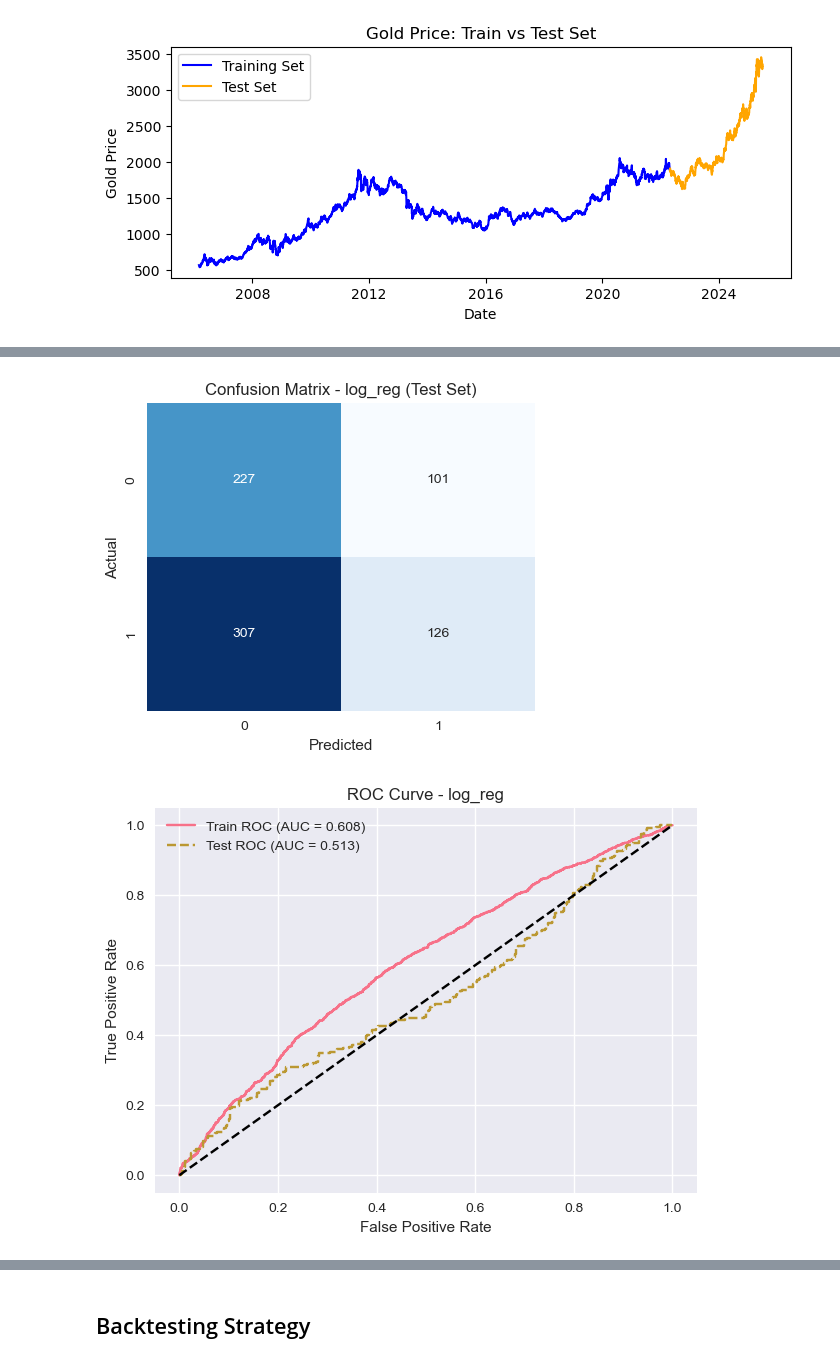
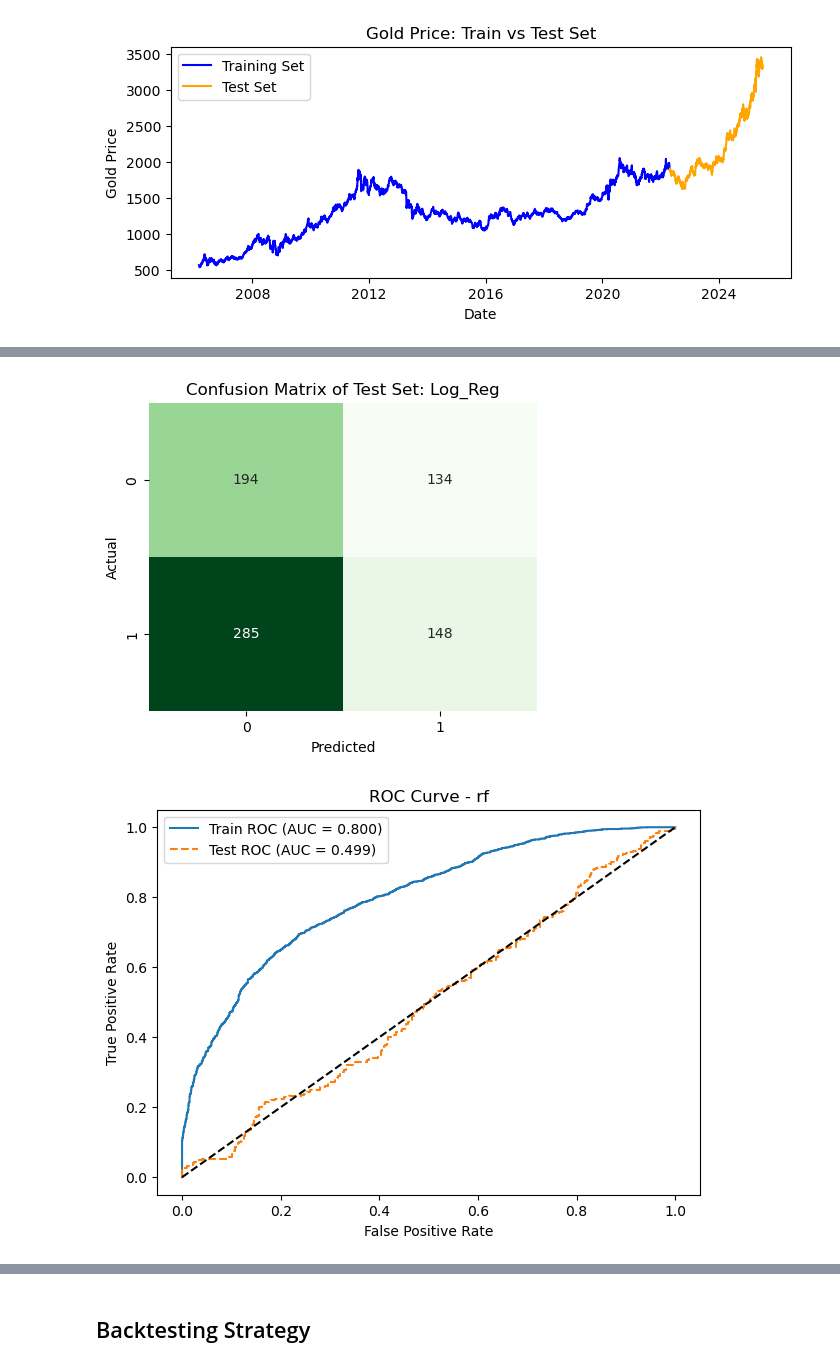
Before and after one commit to MartynChong/applied_project, a Jupyter notebook: project.ipynb, the cells around one changed output, grey strips where cells are left out. Saved outputs shown, nothing was run; the diff lists cells and outputs as text; code cells hidden in the pictures.

```diff
--- a/project.ipynb
+++ b/project.ipynb
@@ -555,12 +555,12 @@ import lightgbm as lgb
 
 # Define the model parameters lists for hyperparameter tuning
 param_grids = {
-    'log_reg': {'model__C': [0.01, 0.03, 0.05, 0.1]},
+    'log_reg': {'model__C': [0.01, 0.1, 1.0, 10.0]},
     'rf': {'model__n_estimators': [100, 200], 'model__max_depth': [3, 5, 10]},
     'ada': {'model__n_estimators': [50, 100, 200], 'model__learning_rate': [0.5, 1.0]},
     'xgb': {'model__n_estimators': [200, 400], 'model__max_depth': [3, 5], 'model__learning_rate': [0.01, 0.1]},
     'lgb': {'model__n_estimators': [200, 400], 'model__max_depth': [-1, 5], 'model__learning_rate': [0.01, 0.1]},
-    'gbdt': {'model__n_estimators': [100, 200], 'model__max_depth': [3, 5], 'model__learning_rate': [0.05, 0.1]}
+    'gbdt': {'model__n_estimators': [100, 200], 'model__max_depth': [3, 5], 'model__learning_rate': [0.1, 0.2]}
 }
 
 # Fixed Random State
@@ -572,9 +572,9 @@ pipelines = {
         ('scaler', StandardScaler()),
         ('model', LogisticRegression(max_iter=1000, class_weight='balanced', penalty='l2'))
     ]),
-    'gbdt': Pipeline([
-        ('model', GradientBoostingClassifier(random_state=STATE))
-    ]),
+    # 'gbdt': Pipeline([
+    #     ('model', GradientBoostingClassifier(random_state=STATE))
+    # ]),
     'rf': Pipeline([
         ('model', RandomForestClassifier(random_state=STATE))
     ]),
@@ -596,7 +596,7 @@ best_params = {}   # Dictionary to store best hyperparameters
 
 for name, pipe in pipelines.items():
     print(f"\nTuning and evaluating {name}...")
-    grid = GridSearchCV(pipe, param_grids[name], cv=tss, scoring='roc_auc', n_jobs=-1)
+    grid = GridSearchCV(pipe, param_grids[name], cv=tss, scoring='f1', n_jobs=-1)
     grid.fit(X_train_full, y_train_full)
     best_model = grid.best_estimator_
     best_models[name] = best_model
@@ -690,6 +702,7 @@ Cross-Validated Training Metrics and Final Test Metrics:
 # %%
 # Identify best model based on Test F1 or ROC-AUC
-best_model_index = metrics_df['Test F1'].idxmax()
+best_model_index = metrics_df['Test ROC-AUC'].idxmax()
+# best_model_index = 2
 best_model_name = metrics_df.iloc[best_model_index]["Model"]
 final_model = best_models[best_model_name]
 final_params = best_params[best_model_name]
@@ -705,7 +718,7 @@ y_train_proba = final_model.predict_proba(X_train_full)[:, 1]
 y_test_proba = final_model.predict_proba(X_test_final)[:, 1]
 
 # Threshold range
-thresholds = np.arange(0.35, 0.71, 0.01)
+thresholds = np.arange(0.2, 0.7, 0.01)
 
 metrics_list = []
 
@@ -749,0 +807,22 @@ Optimal Threshold: 0.37
+# %%
+from sklearn.model_selection import TunedThresholdClassifierCV
+threshold_tuner = TunedThresholdClassifierCV(estimator=final_model,scoring='f1', cv=5)
+threshold_tuner.fit(X_train_full, y_train_full)
+
+# Get the optimal threshold
+best_threshold = threshold_tuner.best_threshold_
+print(f"Optimal Threshold: {best_threshold:.3f}")
+
+# Predict probabilities for test set
+tuned_y_test_proba = threshold_tuner.predict_proba(X_test_final)[:, 1]
+
+# Compute ROC curve data
+fpr, tpr, thresholds = roc_curve(y_test_final, tuned_y_test_proba)
+
+# Original model predictions
+original_predictions = final_model.predict(X_test_final)
+original_f1 = f1_score(y_test_final, original_predictions)
+
+# Tuned threshold predictions
+tuned_predictions = threshold_tuner.predict(X_test_final)
+tuned_f1 = f1_score(y_test_final, tuned_predictions)
@@ -750,30 +835,30 @@ Optimal Threshold: 0.37
 # %%
 # Confusion Matrix on test set
 cm = confusion_matrix(y_test_final, y_test_pred)
 
 plt.figure(figsize=(5,4))
-sns.heatmap(cm, annot=True, fmt='d', cmap='Blues', cbar=False)
-plt.title(f'Confusion Matrix - {best_model_name} (Test Set)')
+sns.heatmap(cm, annot=True, fmt='d', cmap='Greens', cbar=False)
+plt.title('Confusion Matrix of Test Set: Log_Reg')
 plt.xlabel('Predicted')
 plt.ylabel('Actual')
 plt.show()
 
 # ROC Curves for Train and Test
 fpr_train, tpr_train, _ = roc_curve(y_train_full, y_train_proba)
 roc_auc_train = auc(fpr_train, tpr_train)
 
 fpr_test, tpr_test, _ = roc_curve(y_test_final, y_test_proba)
 roc_auc_test = auc(fpr_test, tpr_test)
 
 plt.figure(figsize=(7,5))
 plt.plot(fpr_train, tpr_train, label=f'Train ROC (AUC = {roc_auc_train:.3f})')
 plt.plot(fpr_test, tpr_test, label=f'Test ROC (AUC = {roc_auc_test:.3f})', linestyle='--')
 plt.plot([0,1], [0,1], 'k--')
 plt.title(f'ROC Curve - {best_model_name}')
 plt.xlabel('False Positive Rate')
 plt.ylabel('True Positive Rate')
 plt.legend()
 plt.show()
 # %% [output]
-[figure, old version]
+[figure, new version]
-[figure, old version]
+[figure, new version]
```
Also changed, not shown: parts of 10 cells of this notebook, 4 other files.
